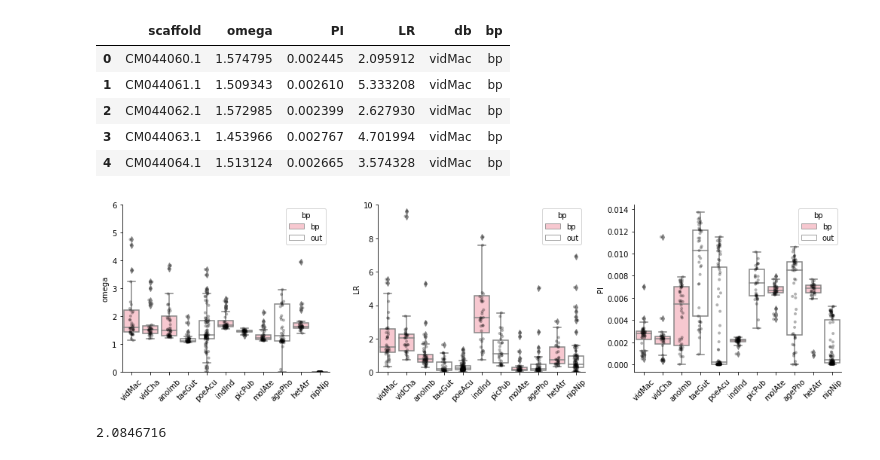
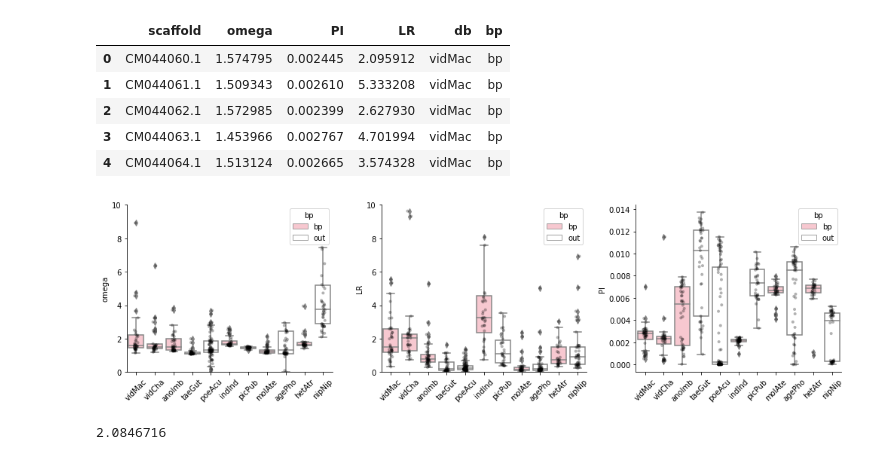
Before and after one commit to osipovarev/Brood_parasites_analysis, a Jupyter notebook: selective_sweeps_analysis.ipynb, the cells around one changed output. Cells and saved outputs as stored; diff of their text form; code cells hidden in the pictures.

```diff
--- a/selective_sweeps_analysis.ipynb
+++ b/selective_sweeps_analysis.ipynb
@@ -82,32 +82,32 @@ all_omega_DF.head()
 # %%
 # Plot omega by chr by db
 values = ['omega', 'LR', 'PI']
 colors = ['pink', 'white']
 sns.set_palette(colors)
 
 fig, axes = plt.subplots(1, 3, figsize = (14, 4))
 
 for i in range(3):
     axi = axes[i]
     v = values[i]
 
     sns.boxplot(ax=axi, data=all_omega_DF, x='db', y=v,  hue='bp', dodge=False)
     sns.stripplot(ax=axi, data=all_omega_DF, x='db', y=v, color='black', alpha=0.3, s=4)
 
     axi.set_xlabel('')
     axi.tick_params(axis='x', rotation=45)
     if v == 'omega':
-        axi.set_ylim(0, 6)
+        axi.set_ylim(0, 10)
     elif v == 'LR':
         axi.set_ylim(0, 10)
 
 sns.despine(fig=None, ax=None, left=False, bottom=False, offset=None, trim=False)
 fig.tight_layout()
 
 # pdf_name = 'full_axes.omega_LR_PI.by_db.summary_stats.pdf'.format(db)
 # fig.savefig(pdf_name, bbox_inches='tight')
 # %% [output]
-[figure, old version]
+[figure, new version]
 # %%
 # OmegaPlus LD analysis
 sns.set_palette('tab10')
```
Also changed, not shown: parts of 5 cells of this notebook.
